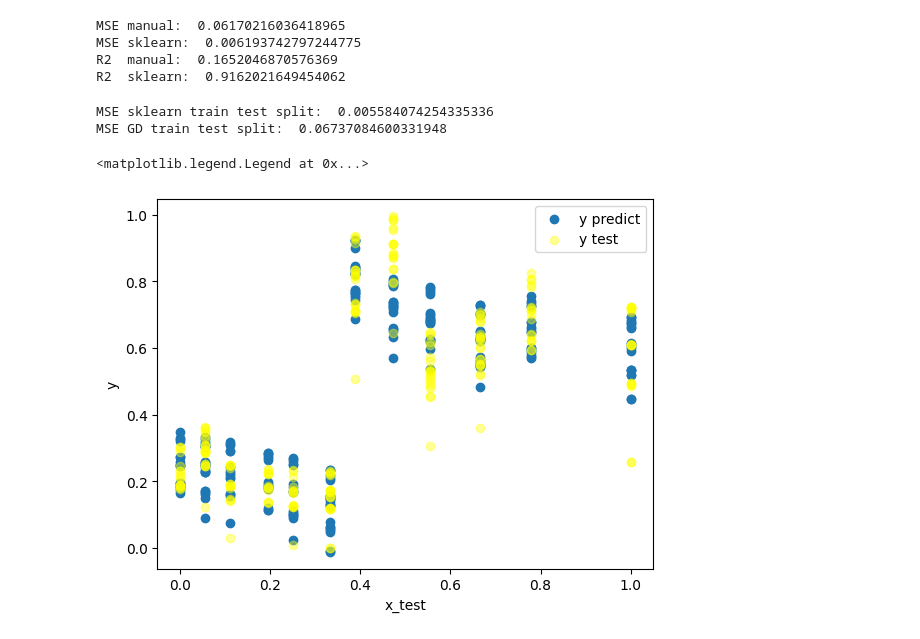
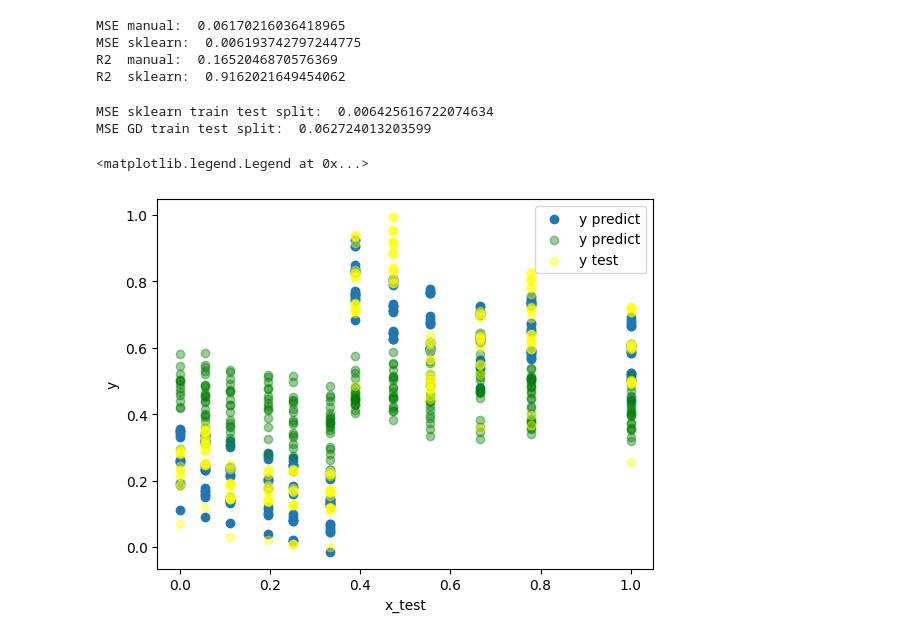
Before and after one commit to HAsadi99/Energy-Efficiency, a Jupyter notebook: feature_extraction.ipynb, the cells around one changed output. Cells and saved outputs as stored; diff of their text form; code cells hidden in the pictures.

```diff
--- a/feature_extraction.ipynb
+++ b/feature_extraction.ipynb
@@ -263,7 +263,7 @@ R2  sklearn:  0.9162021649454062
 # %%
 from sklearn.model_selection import train_test_split
 
-X_train , X_test ,y_train , y_test = train_test_split(X,y,test_size=0.3)
+X_train , X_test ,y_train , y_test = train_test_split(X,y,test_size=0.3 , random_state=42,shuffle=True)
 
 # sklearn linear model to predict y
 model = LinearRegression()
@@ -287,14 +287,15 @@ for i in range(n_test):
 print("MSE sklearn train test split: " , mean_squared_error(y_test,y_pred_sklearn))
 print("MSE GD train test split: " , mean_squared_error(y_test,y_pred_GD))
 # %% [output]
-MSE sklearn train test split:  0.005584074254335336
-MSE GD train test split:  0.06737084600331948
+MSE sklearn train test split:  0.006425616722074634
+MSE GD train test split:  0.062724013203599
 # %%
-plt.scatter(X_test[: ,0],y_predict_split , label = 'y predict')
+plt.scatter(X_test[: ,0],y_pred_sklearn , label = 'y predict')
+plt.scatter(X_test[: ,0],y_pred_GD,color = 'green' , label = 'y predict', alpha=0.4)
 plt.scatter(X_test[: ,0] ,y_test ,color ='yellow',label = 'y test' , alpha =0.4)
 plt.xlabel('x_test')
 plt.ylabel('y')
 plt.legend()
 # %% [output]
 <matplotlib.legend.Legend at 0x...>
-[figure, old version]
+[figure, new version]
```
Also changed, not shown: parts of 2 cells of this notebook, 1 other file.
